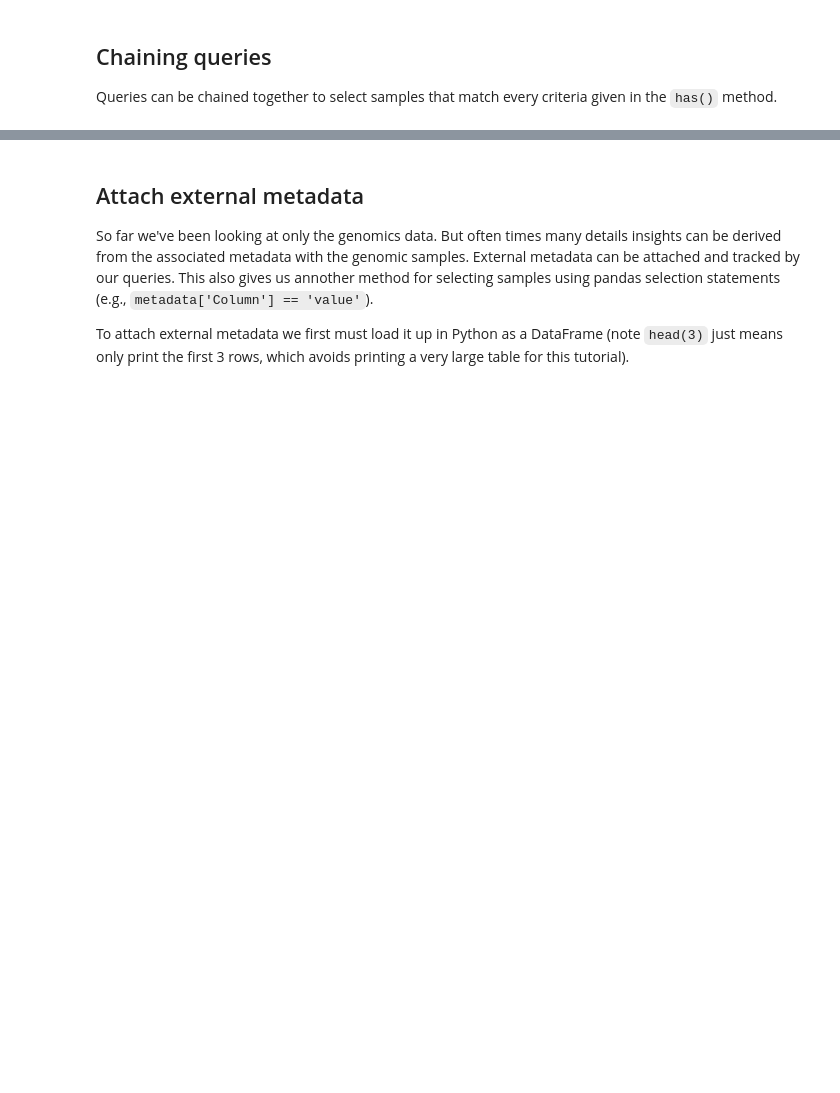
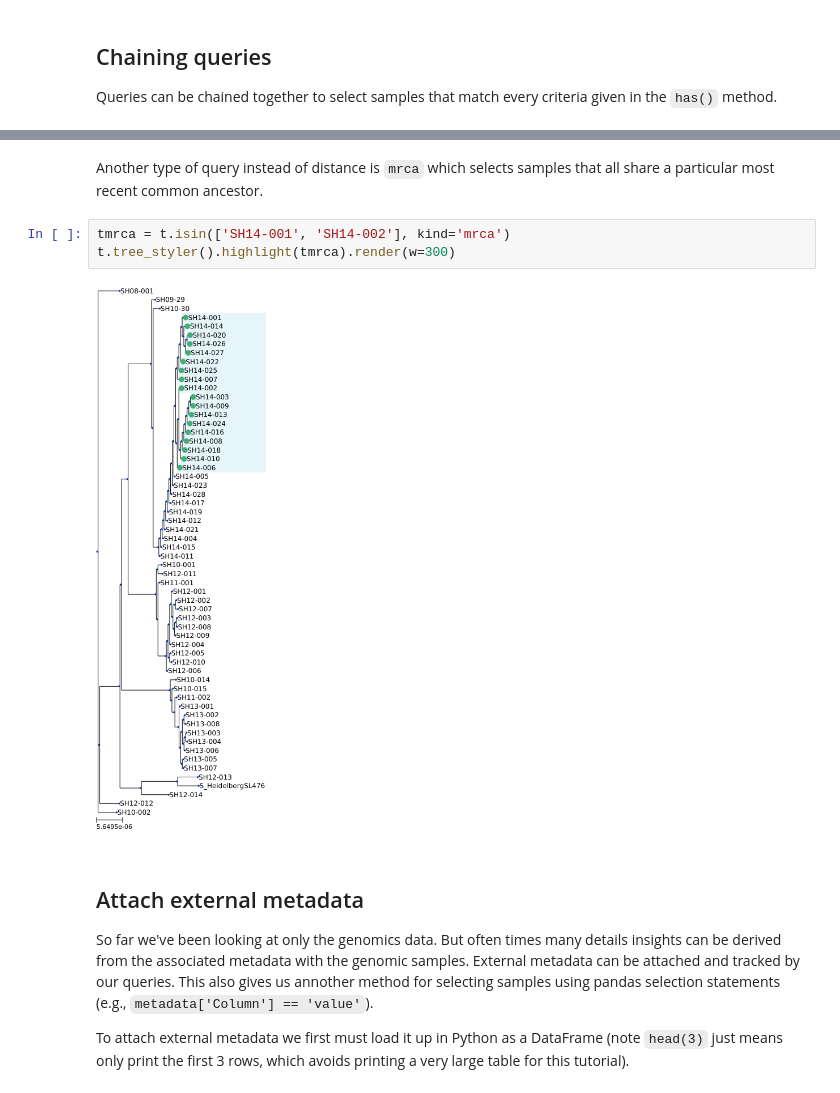
Before and after one commit to apetkau/genomics-data-index, a Jupyter notebook: docs/tutorial/tutorial-1-salmonella.ipynb, the cells around one changed output, grey strips where cells are left out. Cells and saved outputs as stored; diff of their text form; blank space fills up the shorter version.

```diff
--- a/docs/tutorial/tutorial-1-salmonella.ipynb
+++ b/docs/tutorial/tutorial-1-salmonella.ipynb
@@ -186,3 +253,10 @@ Queries are not limited to `has()`. We can also use `within()` to select samples
+# %% [markdown]
+Another type of query instead of distance is `mrca` which selects samples that all share a particular most recent common ancestor.
+# %%
+tmrca = t.isin(['SH14-001', 'SH14-002'], kind='mrca')
+t.tree_styler().highlight(tmrca).render(w=300)
+# %% [output]
+[figure, added]
 # %% [markdown]
 ## Attach external metadata
 
```
Also changed, not shown: parts of 38 cells of this notebook.
